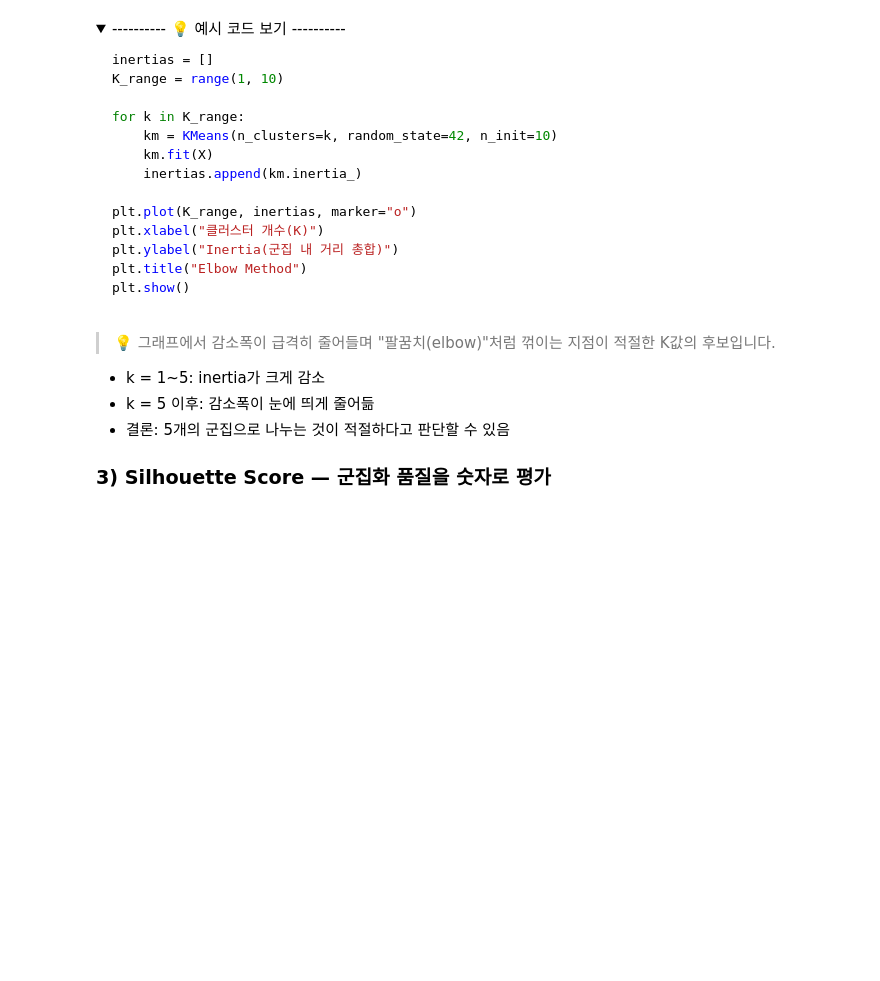
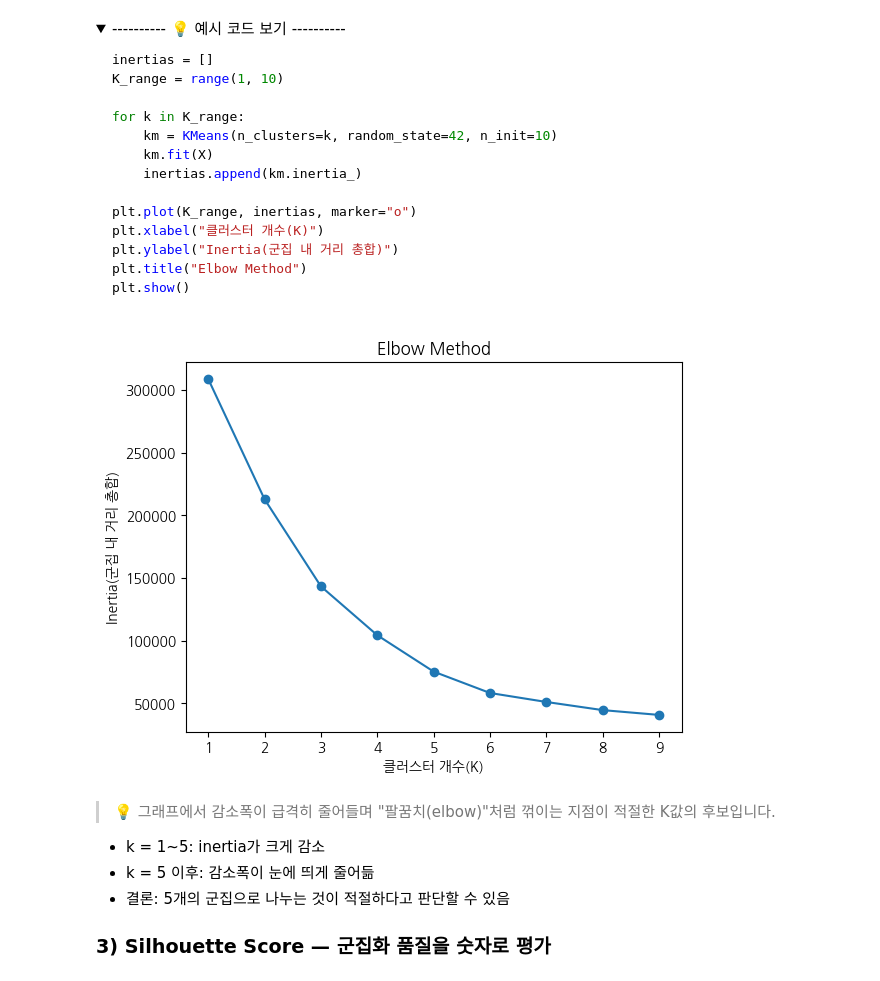
Before and after one commit to qnrPwjd/EST_AI_Challengers_Code, a Jupyter notebook: Week3(AI_Modeling)/CH13_비지도학습및모델성능향상.ipynb, the cells around one changed output. Cells and saved outputs as stored; diff of their text form; code cells hidden in the pictures; folded sections open; blank space fills up the shorter version.

```diff
--- a/Week3(AI_Modeling)/CH13_비지도학습및모델성능향상.ipynb
+++ b/Week3(AI_Modeling)/CH13_비지도학습및모델성능향상.ipynb
@@ -278,25 +313,24 @@ plt.show()
 </details>
 # %%
 # 코드 입력
-
-
-
+inertias = []
+K_range = range(1, 10)
 
 # k값이 1부터 9까지 돌아가며 만들어보자.
-
-
-
-
-
-
+for k in K_range:
+    km = KMeans(n_clusters = k, random_state = 42, n_init = 10)
+    km.fit(X)
+    inertias.append(km.inertia_)
 
 plt.plot(K_range, inertias, marker="o")
 
 plt.xlabel("클러스터 개수(K)")
 plt.ylabel("Inertia(군집 내 거리 총합)")
 plt.title("Elbow Method")
 
 plt.show()
+# %% [output]
+[figure, added]
 # %% [markdown]
 > 💡 그래프에서 감소폭이 급격히 줄어들며 "팔꿈치(elbow)"처럼 꺾이는 지점이 적절한 K값의 후보입니다.
 - k = 1~5: inertia가 크게 감소
```
Also changed, not shown: parts of 35 cells of this notebook.
